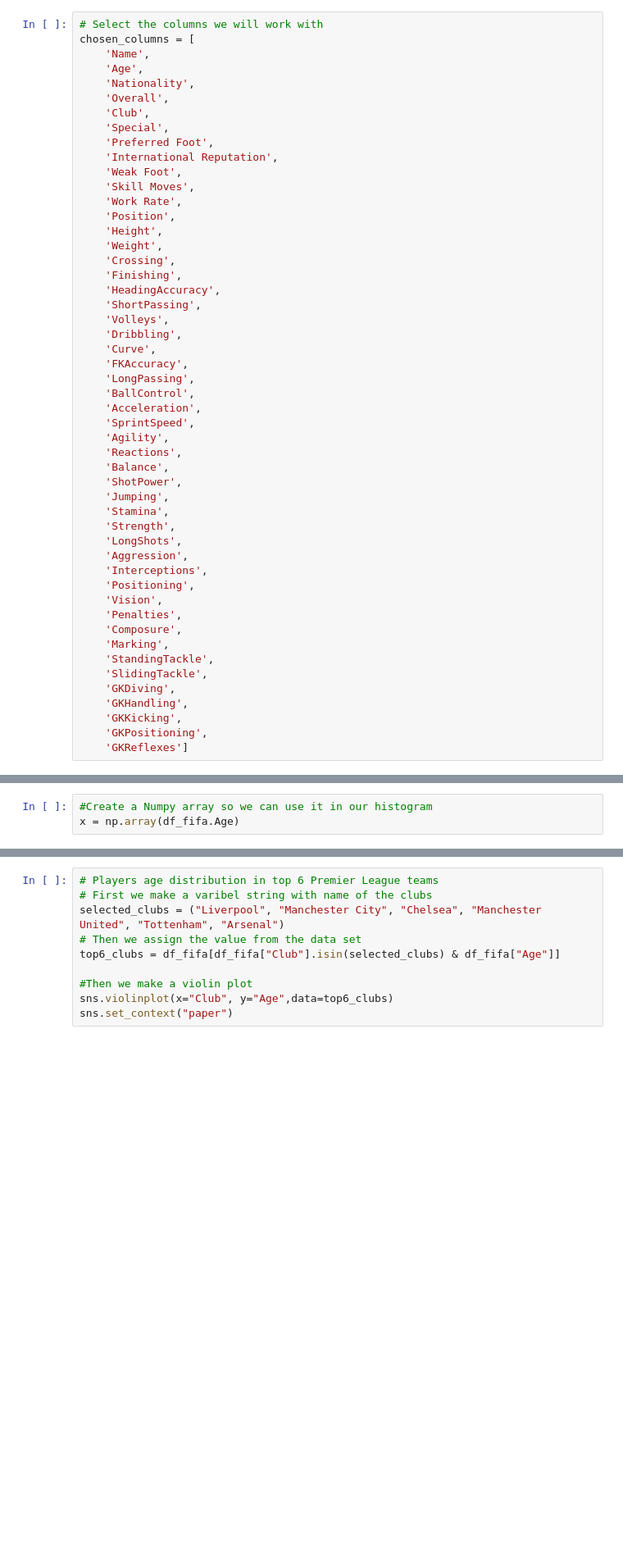
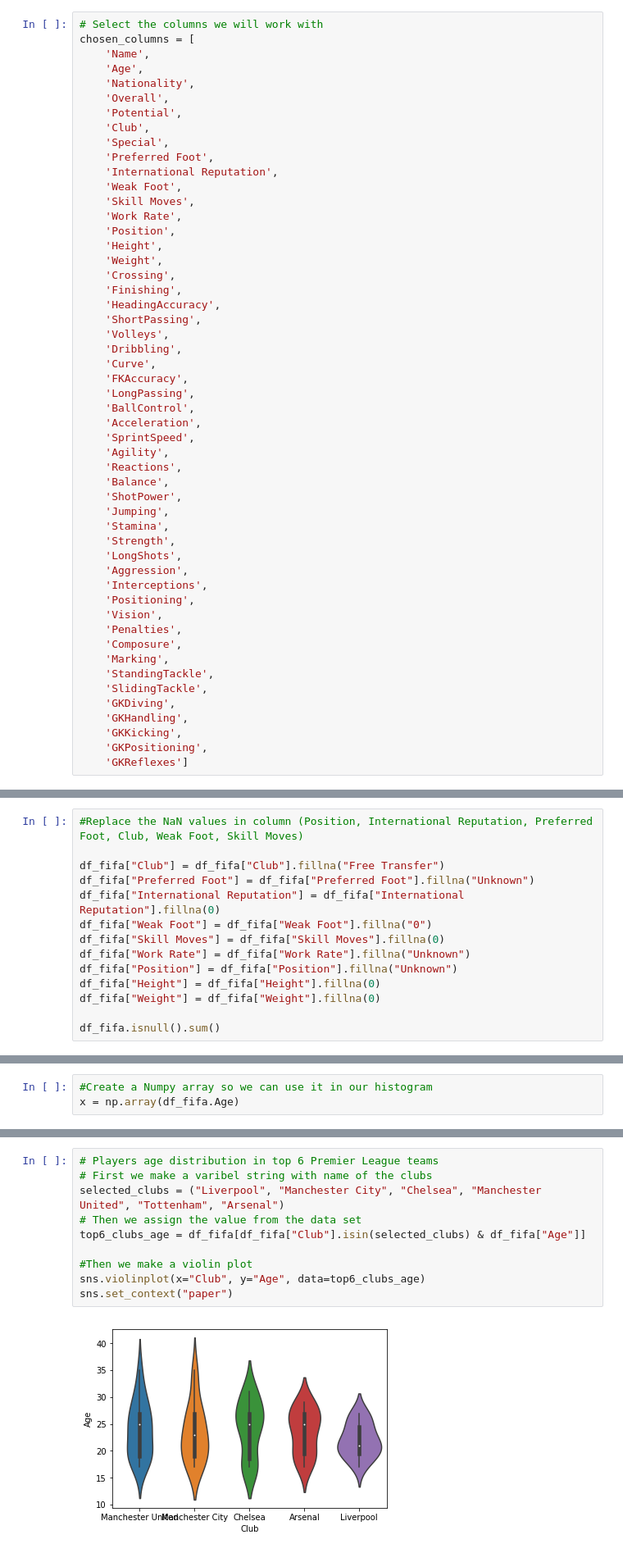
Before and after one commit to C-RNSHLT/fifa19_analysis, a Jupyter notebook: fifa19_PlayersAnalysis.ipynb, the cells around one changed output, grey strips where cells are left out. Shown at 82% size. Drawn from its saved outputs; the diff is of its cells as text; blank space fills up the shorter version.

Commit message:
Added scatter and violin plots

```diff
--- a/fifa19_PlayersAnalysis.ipynb
+++ b/fifa19_PlayersAnalysis.ipynb
@@ -82,6 +82,7 @@ chosen_columns = [
     'Age',
     'Nationality',
     'Overall',
+    'Potential',
     'Club',
     'Special',
     'Preferred Foot',
@@ -164,0 +155,14 @@ df_fifa.sample(3)
+# %%
+#Replace the NaN values in column (Position, International Reputation, Preferred Foot, Club, Weak Foot, Skill Moves)
+
+df_fifa["Club"] = df_fifa["Club"].fillna("Free Transfer")
+df_fifa["Preferred Foot"] = df_fifa["Preferred Foot"].fillna("Unknown")
+df_fifa["International Reputation"] = df_fifa["International Reputation"].fillna(0)
+df_fifa["Weak Foot"] = df_fifa["Weak Foot"].fillna("0")
+df_fifa["Skill Moves"] = df_fifa["Skill Moves"].fillna(0)
+df_fifa["Work Rate"] = df_fifa["Work Rate"].fillna("Unknown")
+df_fifa["Position"] = df_fifa["Position"].fillna("Unknown")
+df_fifa["Height"] = df_fifa["Height"].fillna(0)
+df_fifa["Weight"] = df_fifa["Weight"].fillna(0)
+
+df_fifa.isnull().sum()
@@ -240,10 +273,12 @@ NameError: name 'youngest_players' is not defined
 # %%
 # Players age distribution in top 6 Premier League teams
 # First we make a varibel string with name of the clubs
 selected_clubs = ("Liverpool", "Manchester City", "Chelsea", "Manchester United", "Tottenham", "Arsenal")
 # Then we assign the value from the data set
-top6_clubs = df_fifa[df_fifa["Club"].isin(selected_clubs) & df_fifa["Age"]]
+top6_clubs_age = df_fifa[df_fifa["Club"].isin(selected_clubs) & df_fifa["Age"]]
 
 #Then we make a violin plot
-sns.violinplot(x="Club", y="Age",data=top6_clubs)
+sns.violinplot(x="Club", y="Age", data=top6_clubs_age)
 sns.set_context("paper")
+# %% [output]
+[figure, added]
```
Also changed, not shown: parts of 12 cells of this notebook.
